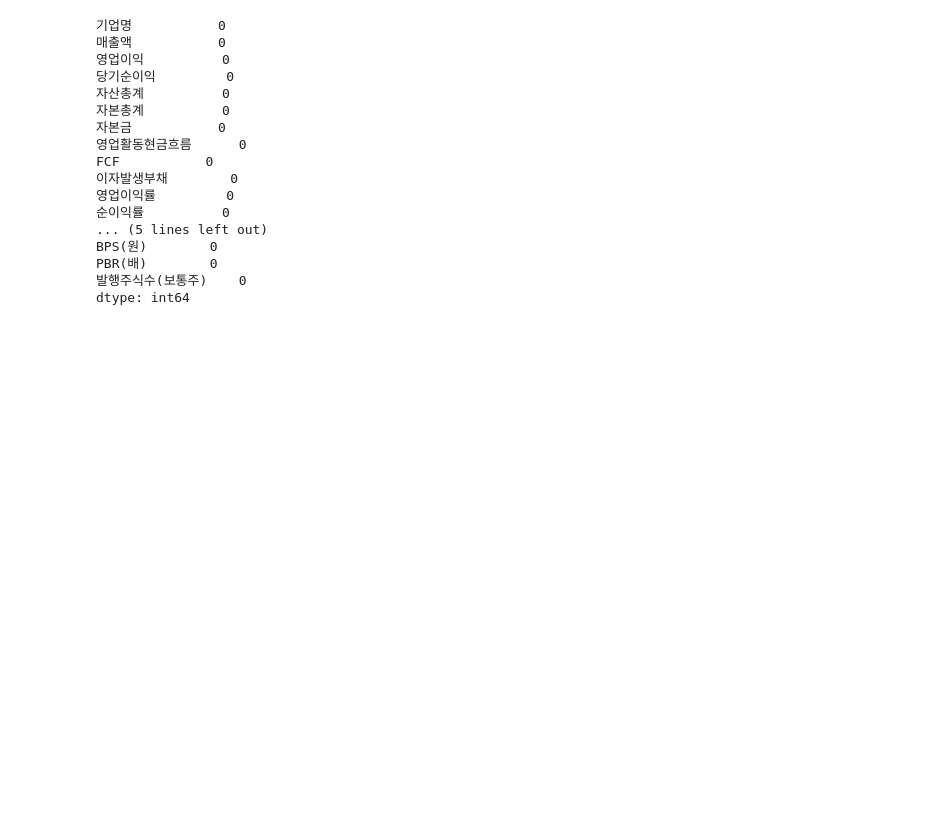
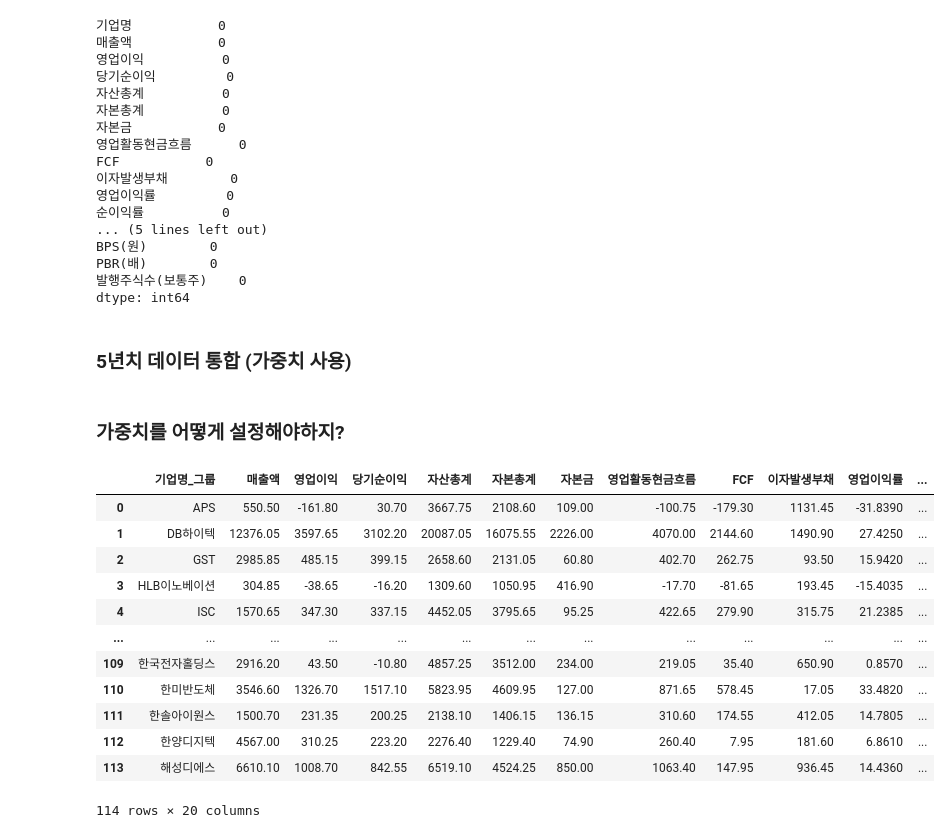
Before and after one commit to susungpark/SW-Capstone-Design, a Jupyter notebook: data_processing.ipynb, the cells around one changed output. Saved outputs shown, nothing was run; the diff lists cells and outputs as text; code cells hidden in the pictures; blank space fills up the shorter version.

```diff
--- a/data_processing.ipynb
+++ b/data_processing.ipynb
@@ -339,3 +341,45 @@ BPS(원)        0
 PBR(배)        0
 발행주식수(보통주)    0
 dtype: int64
+# %% [markdown]
+### 5년치 데이터 통합 (가중치 사용)
+# %% [markdown]
+### 가중치를 어떻게 설정해야하지?
+# %%
+# '기업명' 열에서 연도를 분리하고, 가중치를 계산한 후 가중평균을 적용하여 데이터를 통합합니다.
+
+# 1. '기업명'에서 연도를 추출합니다.
+df['연도'] = df['기업명'].str.extract(r'\((\d{4})')[0].astype(int)
+
+# 2. 가중치를 계산합니다.
+# 가장 최근 연도에 높은 가중치를 부여합니다.
+max_year = df['연도'].max()
+df['가중치'] = df['연도'].apply(lambda x: x - (max_year - 5) + 1)
+
+# 3. '기업명'에서 연도를 제거하여 그룹화할 기준을 만듭니다.
+df['기업명_그룹'] = df['기업명'].str.extract(r'(.+)\(')[0]
+
+# 4. 가중평균을 계산하는 함수입니다.
+def weighted_average(group):
+    weights = group['가중치']
+    return group.drop(columns=['기업명', '연도', '가중치', '기업명_그룹']).multiply(weights, axis=0).sum() / weights.sum()
+
+# 5. 그룹별로 가중평균을 계산합니다.
+final_df = df.groupby('기업명_그룹').apply(weighted_average).reset_index()
+
+# 6. 결과를 확인합니다.
+final_df
+# %% [output]
+|  | 기업명_그룹 | 매출액 | 영업이익 | 당기순이익 | 자산총계 | 자본총계 | 자본금 | 영업활동현금흐름 | FCF | 이자발생부채 | 영업이익률 | ... |
+| 0 | APS | 550.50 | -161.80 | 30.70 | 3667.75 | 2108.60 | 109.00 | -100.75 | -179.30 | 1131.45 | -31.8390 | ... |
+| 1 | DB하이텍 | 12376.05 | 3597.65 | 3102.20 | 20087.05 | 16075.55 | 2226.00 | 4070.00 | 2144.60 | 1490.90 | 27.4250 | ... |
+| 2 | GST | 2985.85 | 485.15 | 399.15 | 2658.60 | 2131.05 | 60.80 | 402.70 | 262.75 | 93.50 | 15.9420 | ... |
+| 3 | HLB이노베이션 | 304.85 | -38.65 | -16.20 | 1309.60 | 1050.95 | 416.90 | -17.70 | -81.65 | 193.45 | -15.4035 | ... |
+| 4 | ISC | 1570.65 | 347.30 | 337.15 | 4452.05 | 3795.65 | 95.25 | 422.65 | 279.90 | 315.75 | 21.2385 | ... |
+| ... | ... | ... | ... | ... | ... | ... | ... | ... | ... | ... | ... | ... |
+| 109 | 한국전자홀딩스 | 2916.20 | 43.50 | -10.80 | 4857.25 | 3512.00 | 234.00 | 219.05 | 35.40 | 650.90 | 0.8570 | ... |
+| 110 | 한미반도체 | 3546.60 | 1326.70 | 1517.10 | 5823.95 | 4609.95 | 127.00 | 871.65 | 578.45 | 17.05 | 33.4820 | ... |
+| 111 | 한솔아이원스 | 1500.70 | 231.35 | 200.25 | 2138.10 | 1406.15 | 136.15 | 310.60 | 174.55 | 412.05 | 14.7805 | ... |
+| 112 | 한양디지텍 | 4567.00 | 310.25 | 223.20 | 2276.40 | 1229.40 | 74.90 | 260.40 | 7.95 | 181.60 | 6.8610 | ... |
+| 113 | 해성디에스 | 6610.10 | 1008.70 | 842.55 | 6519.10 | 4524.25 | 850.00 | 1063.40 | 147.95 | 936.45 | 14.4360 | ... |
+114 rows × 20 columns
```
Also changed, not shown: parts of 1 cell of this notebook.
